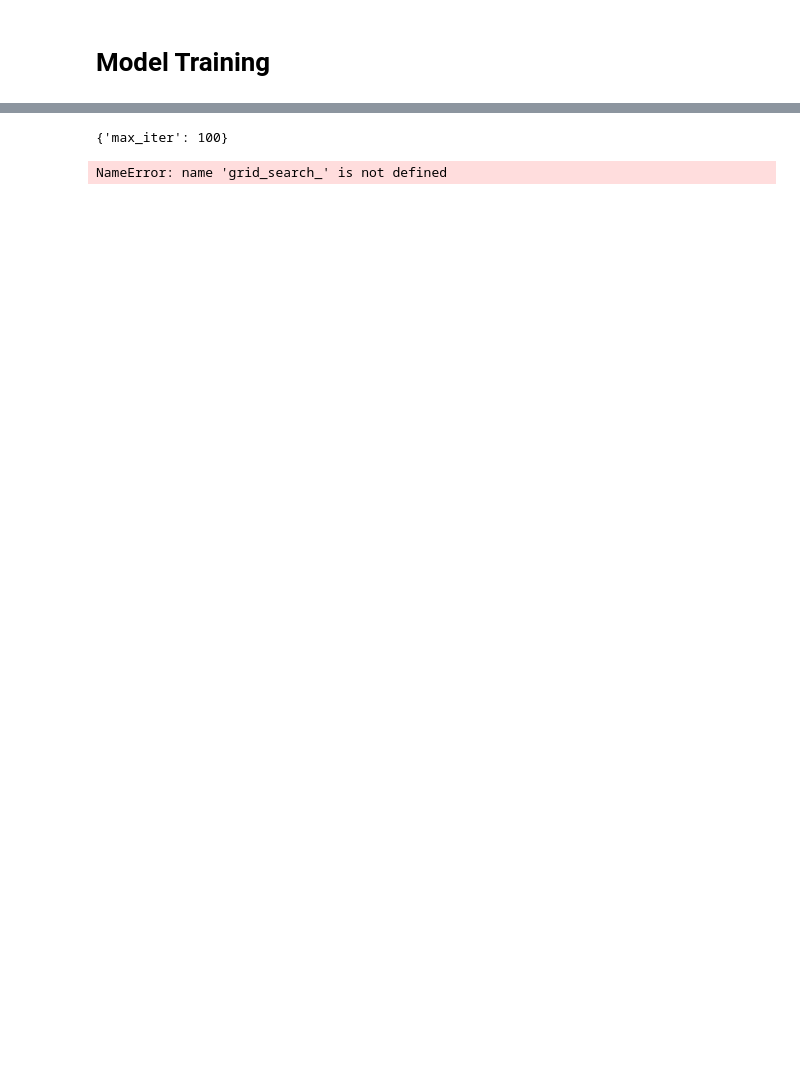
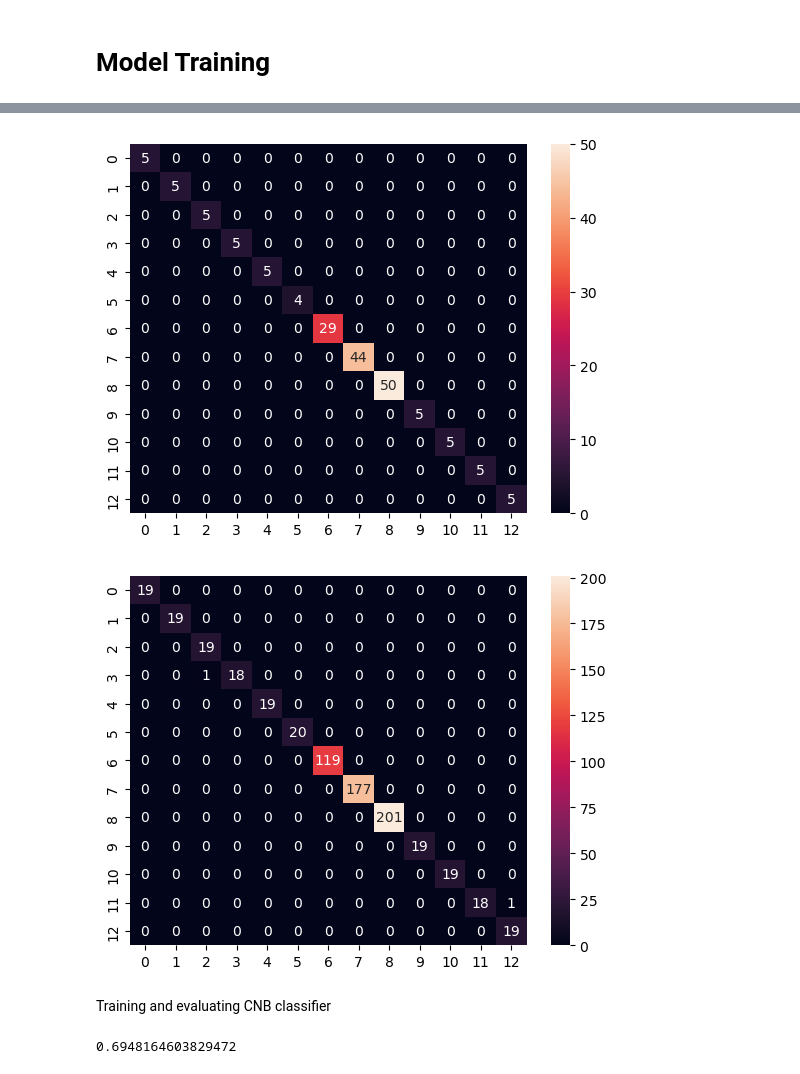
Before and after one commit to CaptainAhad/Project-1, a Jupyter notebook: Project 1.ipynb, the cells around one changed output, grey strips where cells are left out. Cells and saved outputs as stored; diff of their text form; code cells hidden in the pictures; blank space fills up the shorter version.

```diff
--- a/Project 1.ipynb
+++ b/Project 1.ipynb
@@ -166,0 +271,22 @@ array([[-1.50397952, -1.56731855,  0.78938332],
+# %%
+#Developing an SVM Classifier
+svm_clf = SVC(random_state=42)
+
+param_grid_svc = {
+    'C': [0.5, 0.1, 1, 10, 100],
+    'kernel': ['linear', 'rbf', 'poly'],
+    'gamma': [1, 10, 100, 200]
+}
+
+precision_scorer = make_scorer(precision_score, average='weighted', zero_division = 1)
+
+scoring_svm = {
+    'accuracy': 'accuracy',
+    'precision': precision_scorer,
+    'f1': 'f1_macro'
+}
+
+
+grid_search_svc = GridSearchCV(svm_clf, param_grid_svc, cv=5, scoring=scoring_svm, refit='accuracy')
+
+grid_search_svc.fit(X_train_prep, y_train)
@@ -166,0 +301,9 @@ array([[-1.50397952, -1.56731855,  0.78938332],
+# %%
+#Tuning svc
+grid_search_svc.best_params_
+
+best_svc = grid_search_svc.best_estimator_
+# %%
+#Generating predictions with svc
+y_train_pred_svc = best_svc.predict(X_train_prep)
+y_test_pred_svc = best_svc.predict(X_test_prep)
@@ -167,25 +337,34 @@ array([[-1.50397952, -1.56731855,  0.78938332],
+# %%
+#create a confusion matrix for the svc_clf
+conf_mat_train_svc = confusion_matrix(y_train, y_train_pred_svc)
+conf_mat_test_svc = confusion_matrix(y_test, y_test_pred_svc)
+
+sns.heatmap(conf_mat_test_svc, annot=True)
+plt.show()
+sns.heatmap(conf_mat_train_svc, annot=True, fmt='g')
+plt.show()
+# %% [output]
+[figure, added]
+[figure, added]
+# %% [markdown]
+Training and evaluating CNB classifier
 # %%
-#Using gridsearch to train an SGDClassifier
-sdg_clf = SGDClassifier()
+#Using gridsearch to train an CNB classifier
+cnb_clf = ComplementNB()
 
 param_grid = [
-    {'max_iter': [100, 200, 300, 1000]}
+    {'alpha': [1000, 1500, 2000, 2500]},
+    {'norm': [True, False]}
 ]
 
-grid_search_SGD = GridSearchCV(sdg_clf, param_grid, cv=5, scoring='accuracy')
+grid_search_cnb = GridSearchCV(cnb_clf, param_grid, cv=5, scoring='accuracy', refit='accuracy')
 
-grid_search_SGD.fit(X_train, y_train)
+grid_search_cnb.fit(X_train_prep, y_train)
 
-grid_search_SGD.best_params_
+grid_search_cnb.best_params_
+
+print(grid_search_cnb.best_score_)
+
+best_cnb = grid_search_cnb.best_estimator_
 # %% [output]
-{'max_iter': 100}
+0.6948164603829472
-# %%
-cross_val_score(sdg_clf, X_train, y_train, cv=10, scoring='accuracy')
-
-param_grid = [
-    {'n_estimators': [3, 10, 30], 'max_features': [1, 2, 3]}
-]
-
-grid_search_
-# %% [output]
-NameError: name 'grid_search_' is not defined
```
Also changed, not shown: parts of 44 cells of this notebook, 6 other files.
